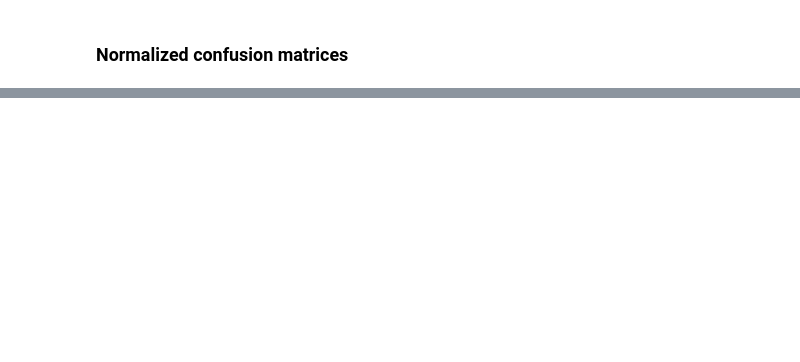
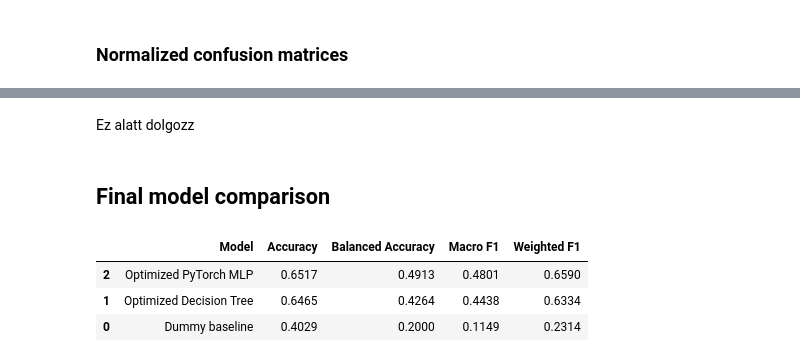
Before and after one commit to lego111Aron/shelter-animal-outcome-prediction, a Jupyter notebook: milestone-3/Milestone-3.ipynb, the cells around one changed output, grey strips where cells are left out. Drawn from its saved outputs; the diff is of its cells as text; code cells hidden in the pictures; blank space fills up the shorter version.

Commit message:
Optimization + comparison

```diff
--- a/milestone-3/Milestone-3.ipynb
+++ b/milestone-3/Milestone-3.ipynb
@@ -1584,0 +1755,65 @@ plt.show()
+# %% [markdown]
+Ez alatt dolgozz
+# %% [markdown]
+## Final model comparison
+# %%
+# Calculate final held-out test metrics consistently for all models.
+from sklearn.metrics import (
+    accuracy_score,
+    balanced_accuracy_score,
+    f1_score,
+)
+from sklearn.dummy import DummyClassifier
+
+# Final baseline: train on train + dev, then evaluate once on held-out test.
+X_train_dev_baseline = pd.concat(
+    [X_train_final, X_dev_final],
+    axis=0,
+    ignore_index=True,
+)
+y_train_dev_baseline = pd.concat(
+    [y_train, y_dev],
+    axis=0,
+    ignore_index=True,
+)
+
+final_baseline = DummyClassifier(strategy="most_frequent")
+final_baseline.fit(X_train_dev_baseline, y_train_dev_baseline)
+y_test_pred_baseline = final_baseline.predict(X_test_final)
+
+final_comparison = pd.DataFrame([
+    {
+        "Model": "Dummy baseline",
+        "Accuracy": accuracy_score(y_test, y_test_pred_baseline),
+        "Balanced Accuracy": balanced_accuracy_score(y_test, y_test_pred_baseline),
+        "Macro F1": f1_score(y_test, y_test_pred_baseline, average="macro", zero_division=0),
+        "Weighted F1": f1_score(y_test, y_test_pred_baseline, average="weighted", zero_division=0),
+    },
+    {
+        "Model": "Optimized Decision Tree",
+        "Accuracy": accuracy_score(y_test, y_test_pred_tree),
+        "Balanced Accuracy": balanced_accuracy_score(y_test, y_test_pred_tree),
+        "Macro F1": f1_score(y_test, y_test_pred_tree, average="macro", zero_division=0),
+        "Weighted F1": f1_score(y_test, y_test_pred_tree, average="weighted", zero_division=0),
+    },
+    {
+        "Model": "Optimized PyTorch MLP",
+        "Accuracy": accuracy_score(y_test, y_test_pred_mlp_optuna),
+        "Balanced Accuracy": balanced_accuracy_score(y_test, y_test_pred_mlp_optuna),
+        "Macro F1": f1_score(y_test, y_test_pred_mlp_optuna, average="macro", zero_division=0),
+        "Weighted F1": f1_score(y_test, y_test_pred_mlp_optuna, average="weighted", zero_division=0),
+    },
+])
+
+final_comparison = final_comparison.sort_values("Macro F1", ascending=False)
+display(final_comparison.style.format({
+    "Accuracy": "{:.4f}",
+    "Balanced Accuracy": "{:.4f}",
+    "Macro F1": "{:.4f}",
+    "Weighted F1": "{:.4f}",
+}))
+# %% [output]
+|  | Model | Accuracy | Balanced Accuracy | Macro F1 | Weighted F1 |
+| 2 | Optimized PyTorch MLP | 0.6517 | 0.4913 | 0.4801 | 0.6590 |
+| 1 | Optimized Decision Tree | 0.6465 | 0.4264 | 0.4438 | 0.6334 |
+| 0 | Dummy baseline | 0.4029 | 0.2000 | 0.1149 | 0.2314 |
```
Also changed, not shown: parts of 24 cells of this notebook.
